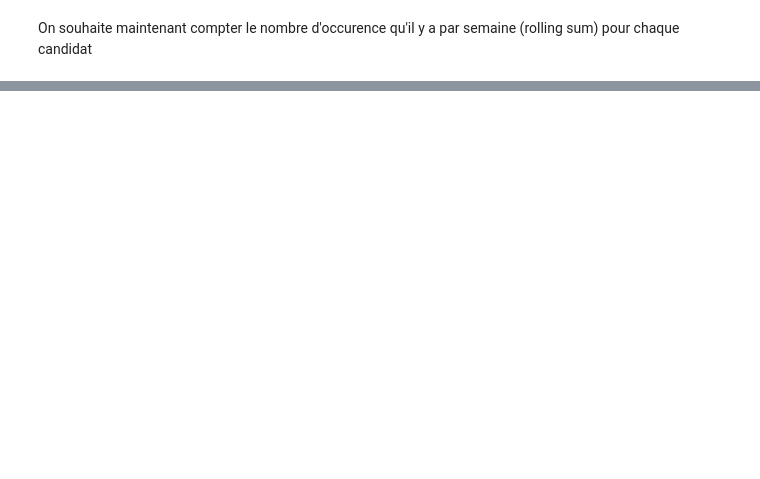
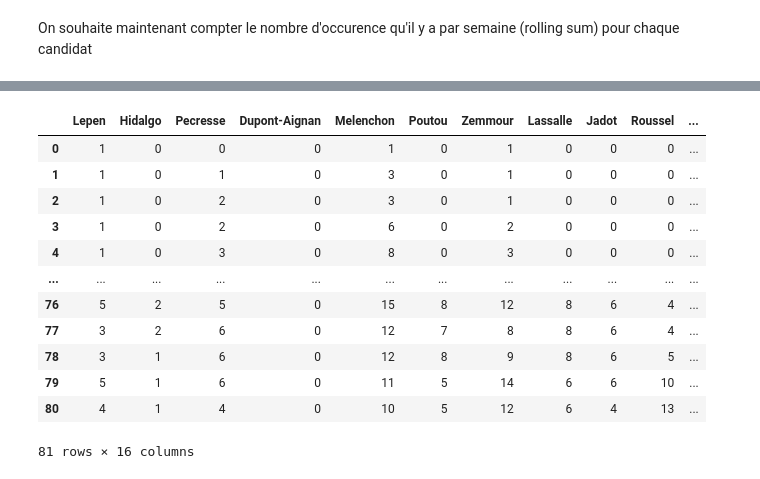
Before and after one commit to mattcln/reddit_france_analysis, a Jupyter notebook: scrapping/filtre_candidat.ipynb, the cells around one changed output, grey strips where cells are left out. Cells and saved outputs as stored; diff of their text form; code cells hidden in the pictures; blank space fills up the shorter version.

```diff
--- a/scrapping/filtre_candidat.ipynb
+++ b/scrapping/filtre_candidat.ipynb
@@ -134,4 +137,22 @@ rs_df
 81 rows × 15 columns
+# %%
+# Adding a sum column so we can see if in general how many people were talking of candidates
+rs_df['Total'] = rs_df[candidats].sum(axis=1)
+rs_df
+# %% [output]
+|  | Lepen | Hidalgo | Pecresse | Dupont-Aignan | Melenchon | Poutou | Zemmour | Lassalle | Jadot | Roussel | ... |
+| 0 | 1 | 0 | 0 | 0 | 1 | 0 | 1 | 0 | 0 | 0 | ... |
+| 1 | 1 | 0 | 1 | 0 | 3 | 0 | 1 | 0 | 0 | 0 | ... |
+| 2 | 1 | 0 | 2 | 0 | 3 | 0 | 1 | 0 | 0 | 0 | ... |
+| 3 | 1 | 0 | 2 | 0 | 6 | 0 | 2 | 0 | 0 | 0 | ... |
+| 4 | 1 | 0 | 3 | 0 | 8 | 0 | 3 | 0 | 0 | 0 | ... |
+| ... | ... | ... | ... | ... | ... | ... | ... | ... | ... | ... | ... |
+| 76 | 5 | 2 | 5 | 0 | 15 | 8 | 12 | 8 | 6 | 4 | ... |
+| 77 | 3 | 2 | 6 | 0 | 12 | 7 | 8 | 8 | 6 | 4 | ... |
+| 78 | 3 | 1 | 6 | 0 | 12 | 8 | 9 | 8 | 6 | 5 | ... |
+| 79 | 5 | 1 | 6 | 0 | 11 | 5 | 14 | 6 | 6 | 10 | ... |
+| 80 | 4 | 1 | 4 | 0 | 10 | 5 | 12 | 6 | 4 | 13 | ... |
+81 rows × 16 columns
 # %%
 # Saving the dataframe as a csv
 csv_file_name = 'rolling_sum_' + return_str_date(start_datetime) + '.csv'
```
Also changed, not shown: parts of 6 cells of this notebook, 1 other file.
